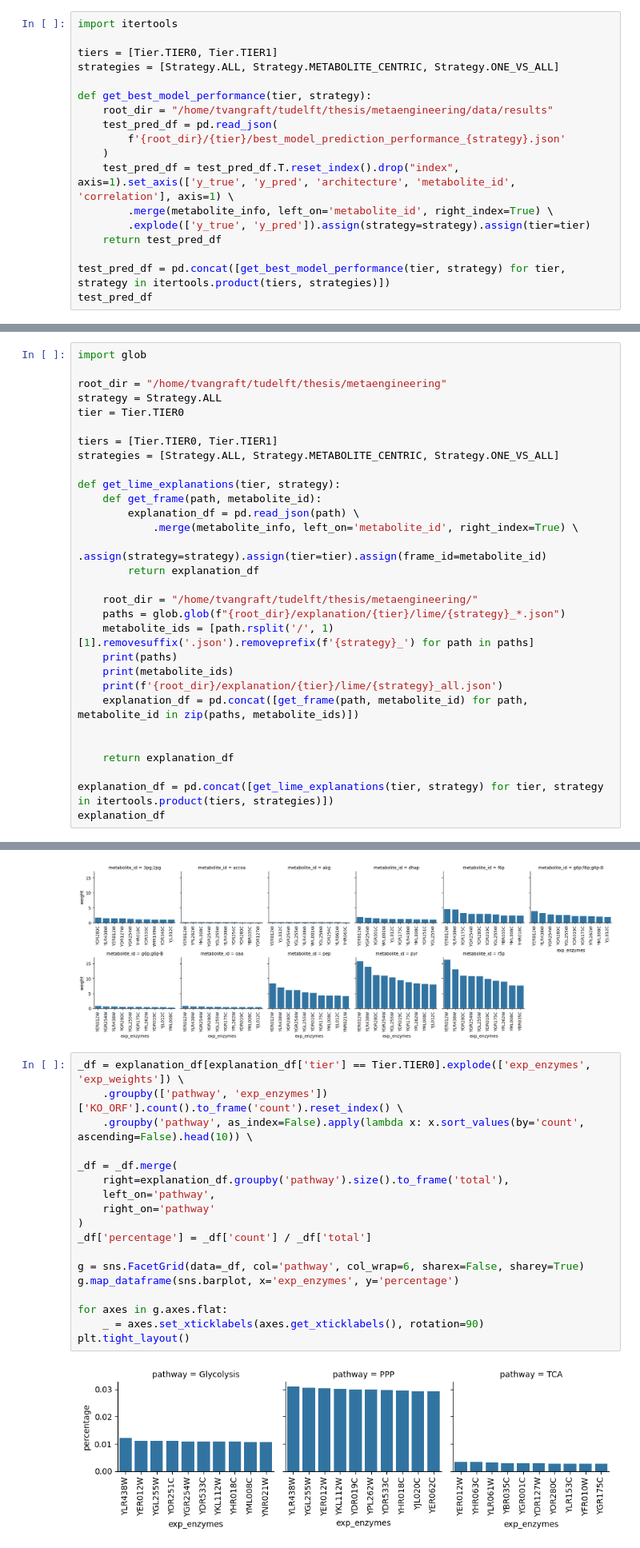
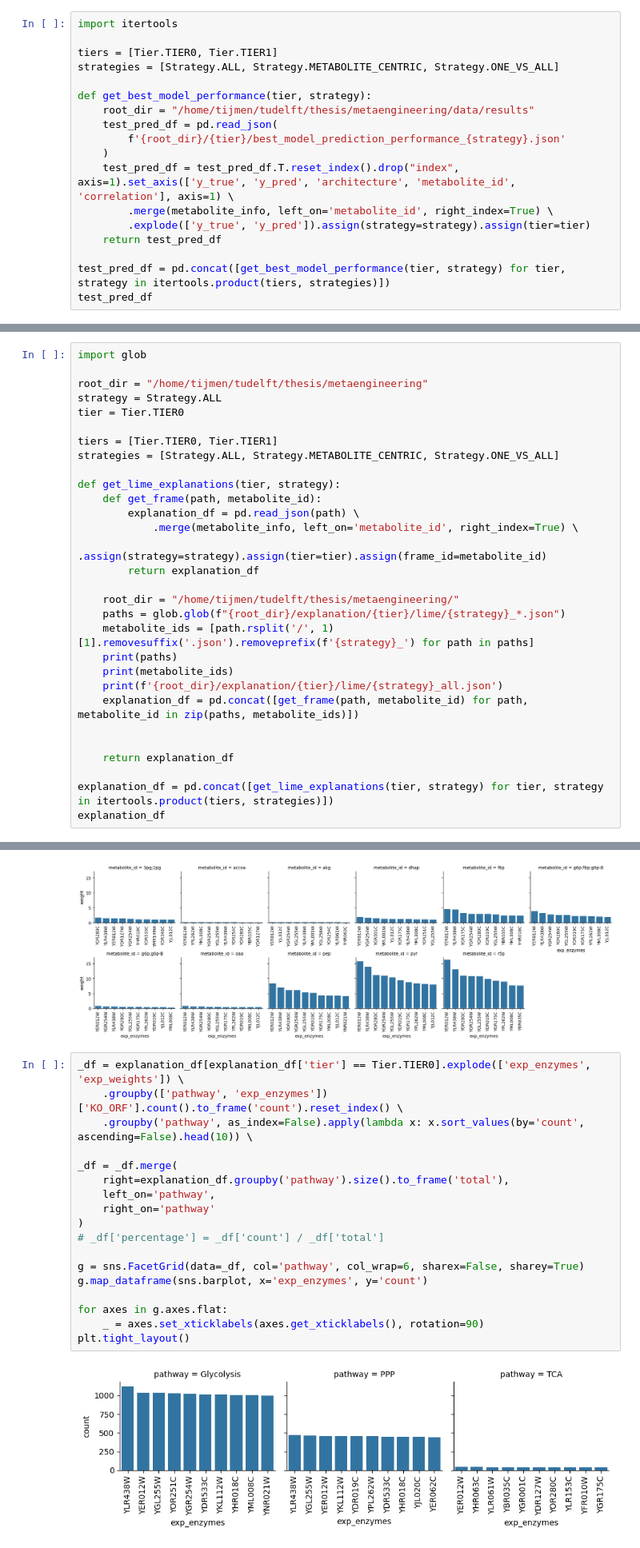
Before and after one commit to trdvangraft/thesis, a Jupyter notebook: metaengineering/analysis/result_analyser_all.ipynb, the cells around one changed output, grey strips where cells are left out. Shown at 80% size. Drawn from its saved outputs; the diff is of its cells as text.

```diff
--- a/metaengineering/analysis/result_analyser_all.ipynb
+++ b/metaengineering/analysis/result_analyser_all.ipynb
@@ -233,7 +233,7 @@ tiers = [Tier.TIER0, Tier.TIER1]
 strategies = [Strategy.ALL, Strategy.METABOLITE_CENTRIC, Strategy.ONE_VS_ALL]
 
 def get_best_model_performance(tier, strategy):
-    root_dir = "/home/tvangraft/tudelft/thesis/metaengineering/data/results"
+    root_dir = "/home/tijmen/tudelft/thesis/metaengineering/data/results"
     test_pred_df = pd.read_json(
         f'{root_dir}/{tier}/best_model_prediction_performance_{strategy}.json'
     )
@@ -323,7 +323,7 @@ AttributeError: 'list' object has no attribute 'set_xticklabels'
 # %%
 import glob
 
-root_dir = "/home/tvangraft/tudelft/thesis/metaengineering"
+root_dir = "/home/tijmen/tudelft/thesis/metaengineering"
 strategy = Strategy.ALL
 tier = Tier.TIER0
 
@@ -337,7 +337,7 @@ def get_lime_explanations(tier, strategy):
             .assign(strategy=strategy).assign(tier=tier).assign(frame_id=metabolite_id)
         return explanation_df
 
-    root_dir = "/home/tvangraft/tudelft/thesis/metaengineering/"
+    root_dir = "/home/tijmen/tudelft/thesis/metaengineering/"
     paths = glob.glob(f"{root_dir}/explanation/{tier}/lime/{strategy}_*.json")
     metabolite_ids = [path.rsplit('/', 1)[1].removesuffix('.json').removeprefix(f'{strategy}_') for path in paths]
     print(paths)
@@ -398,20 +398,20 @@ plt.tight_layout()
 # %%
 _df = explanation_df[explanation_df['tier'] == Tier.TIER0].explode(['exp_enzymes', 'exp_weights']) \
     .groupby(['pathway', 'exp_enzymes'])['KO_ORF'].count().to_frame('count').reset_index() \
     .groupby('pathway', as_index=False).apply(lambda x: x.sort_values(by='count', ascending=False).head(10)) \
 
 _df = _df.merge(
     right=explanation_df.groupby('pathway').size().to_frame('total'),
     left_on='pathway',
     right_on='pathway'
 )
-_df['percentage'] = _df['count'] / _df['total']
+# _df['percentage'] = _df['count'] / _df['total']
 
 g = sns.FacetGrid(data=_df, col='pathway', col_wrap=6, sharex=False, sharey=True)
-g.map_dataframe(sns.barplot, x='exp_enzymes', y='percentage')
+g.map_dataframe(sns.barplot, x='exp_enzymes', y='count')
 
 for axes in g.axes.flat:
     _ = axes.set_xticklabels(axes.get_xticklabels(), rotation=90)
 plt.tight_layout()
 # %% [output]
-[figure, old version]
+[figure, new version]
```
Also changed, not shown: parts of 4 cells of this notebook, 24 other files.
